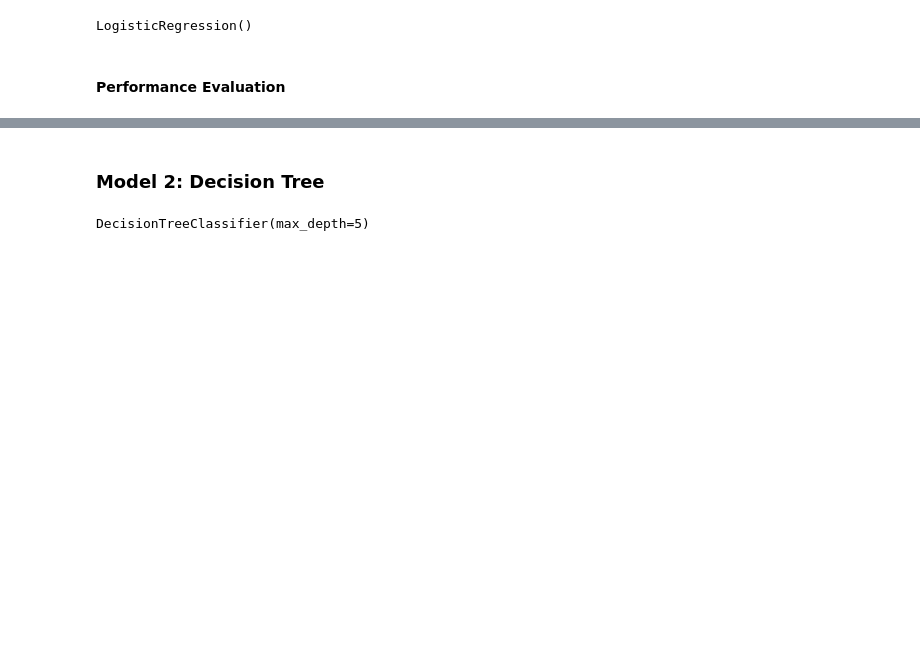
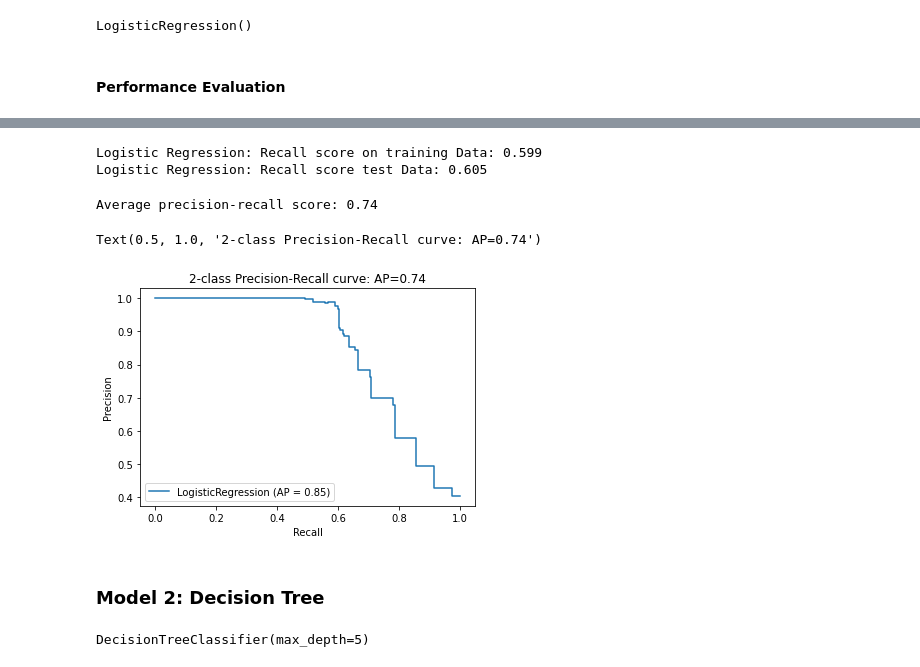
Before and after one commit to visheshkishore/phishing-website-detection, a Jupyter notebook: Phishing Url Model Training.ipynb, the cells around one changed output, grey strips where cells are left out. Saved outputs shown, nothing was run; the diff lists cells and outputs as text; code cells hidden in the pictures; blank space fills up the shorter version.

```diff
--- a/Phishing Url Model Training.ipynb
+++ b/Phishing Url Model Training.ipynb
@@ -222,3 +225,25 @@ Logistic Regression: Accuracy on test Data: 0.960
+# %%
+#computing the accuracy of the model performance
+acc_train_log = recall_score(Y_train,y_train_log)
+acc_test_log = recall_score(Y_test,y_test_log)
+
+print("Logistic Regression: Recall score on training Data: {:.3f}".format(acc_train_log))
+print("Logistic Regression: Recall score test Data: {:.3f}".format(acc_test_log))
+# %% [output]
+Logistic Regression: Recall score on training Data: 0.599
+Logistic Regression: Recall score test Data: 0.605
+# %%
+average_precision = average_precision_score(Y_test, y_test_log)
+print('Average precision-recall score: {0:0.2f}'.format(
+      average_precision))
+
+disp = plot_precision_recall_curve(logreg, X_test, Y_test)
+disp.ax_.set_title('2-class Precision-Recall curve: '
+                   'AP={0:0.2f}'.format(average_precision))
+# %% [output]
+Average precision-recall score: 0.74
+Text(0.5, 1.0, '2-class Precision-Recall curve: AP=0.74')
+[figure, added]
 # %% [markdown]
 ### Model 2: Decision Tree
 # %%
```
Also changed, not shown: parts of 18 cells of this notebook.
